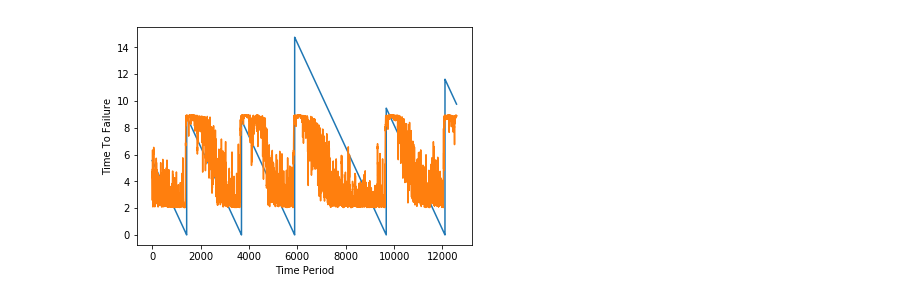
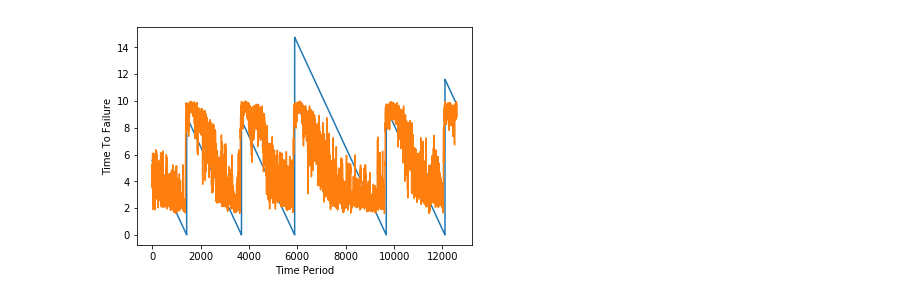
Before and after one commit to ddw02141/Kaggle_gaggle, a Jupyter notebook: earthquake/LSTM.ipynb, the cells around one changed output. Drawn from its saved outputs; the diff is of its cells as text; code cells hidden in the pictures.

```diff
--- a/earthquake/LSTM.ipynb
+++ b/earthquake/LSTM.ipynb
@@ -39,15 +39,16 @@ if "DISPLAY" not in os.environ:
 
 # train Parameters
 seq_length = 10
-data_dim = 13
+data_dim = 4
 hidden_dim = 10
 output_dim = 1
 learning_rate = 0.005
 iterations = 500
 
 # Open, High, Low, Volume, Close
-xy = np.loadtxt('preprocessed/X_train_15K.csv', delimiter=',', usecols=(1,2,3,4,5,6,7,8,9,10,11,12,13))
-y = np.loadtxt('preprocessed/y_train_15K.csv', delimiter = ',', usecols=(1))
+#xy = np.loadtxt('preprocessed/X_train_15K.csv', delimiter=',', usecols=(1,2,3,4,5,6,7,8,9,10,11,12,13))
+xy = np.loadtxt('preprocessed/X_train_15K.csv', delimiter=',', usecols=(0,1,2,3))
+y = np.loadtxt('preprocessed/y_train_15K.csv', delimiter = ',')
 y = np.reshape(y, (len(y),1))
 #print(xy)
 #print(y)
@@ -177,4 +178,4 @@ RMAE: 2.124746799468994
-[figure, old version]
+[figure, new version]
 # %%
 for i in range(iterations):
     _, step_loss = final_sess.run([train, loss], feed_dict={
```
Also changed, not shown: parts of 3 cells of this notebook, 1 other file.
